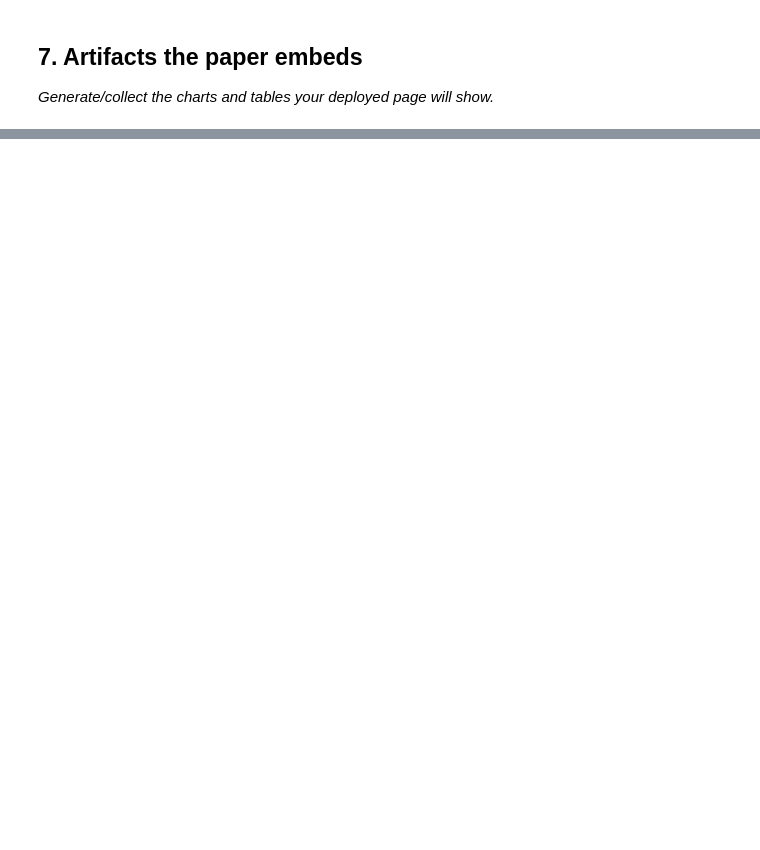
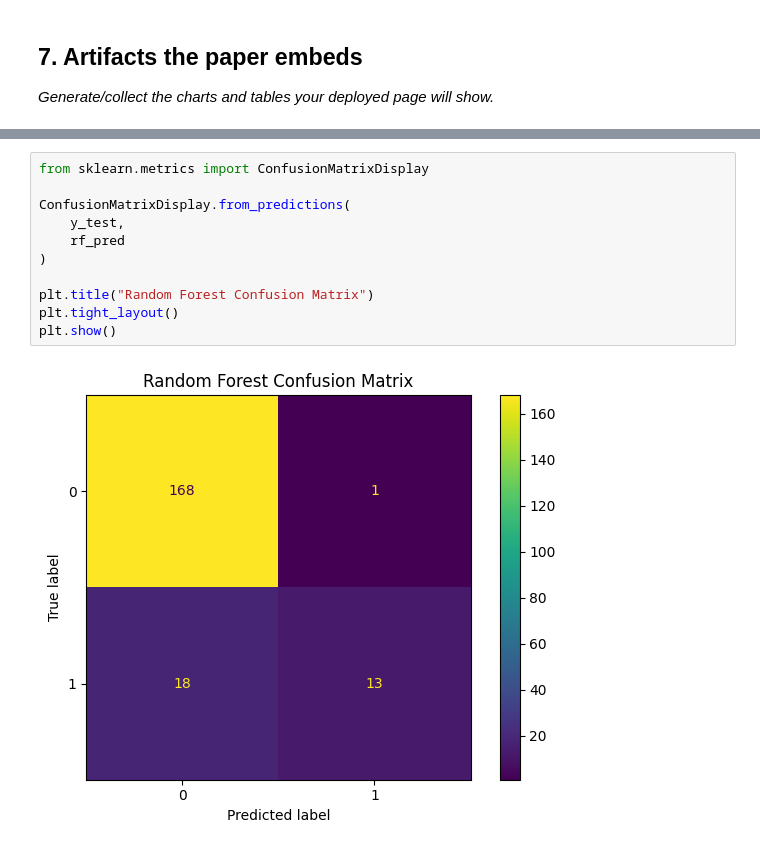
Before and after one commit to Zeeshan4511/flyrank-ml-internship, a Jupyter notebook: work/notebooks/capstone.ipynb, the cells around one changed output, grey strips where cells are left out. Drawn from its saved outputs; the diff is of its cells as text; blank space fills up the shorter version.

```diff
--- a/work/notebooks/capstone.ipynb
+++ b/work/notebooks/capstone.ipynb
@@ -57,0 +381,13 @@ This skeleton is yours to fill. Work the sections **in order** — each one has
+# %%
+from sklearn.metrics import ConfusionMatrixDisplay
+
+ConfusionMatrixDisplay.from_predictions(
+    y_test,
+    rf_pred
+)
+
+plt.title("Random Forest Confusion Matrix")
+plt.tight_layout()
+plt.show()
+# %% [output]
+[figure, added]
```
Also changed, not shown: parts of 24 cells of this notebook.
